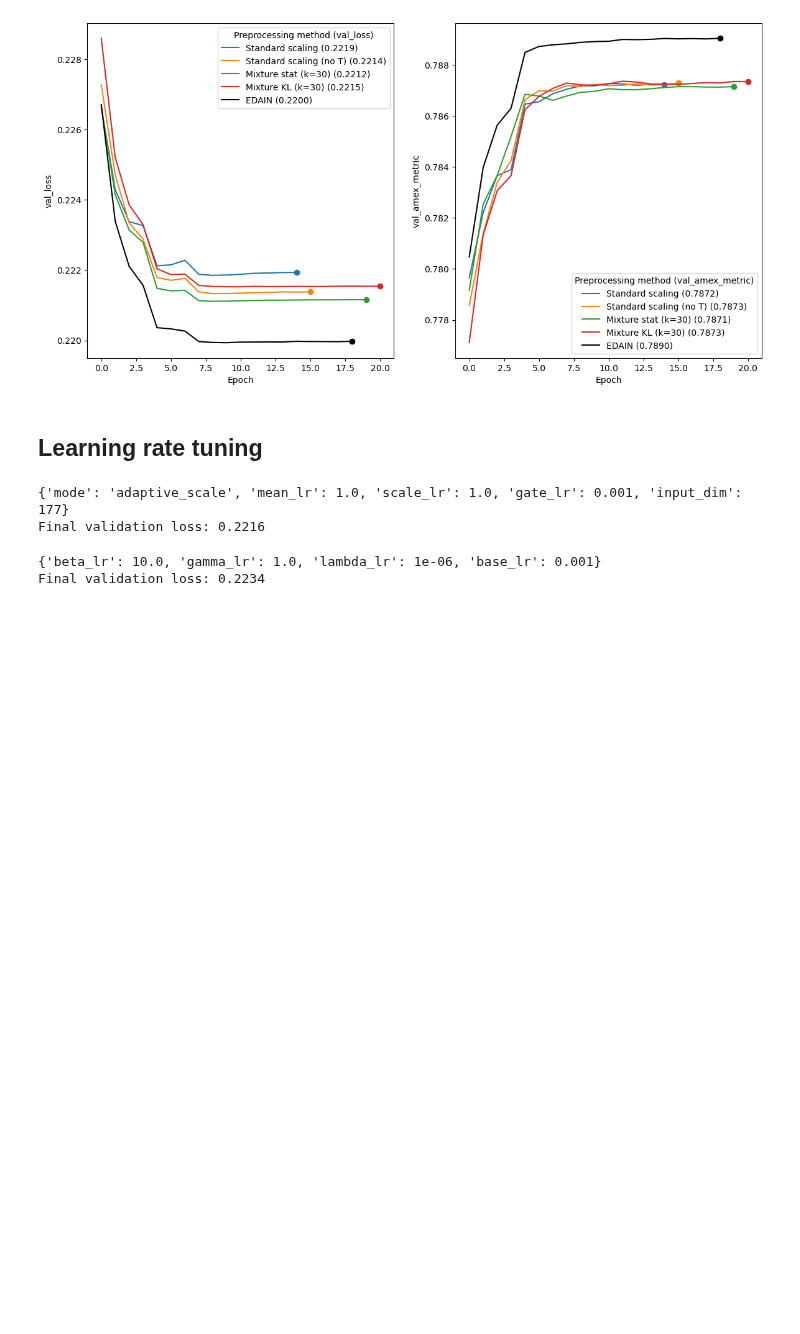
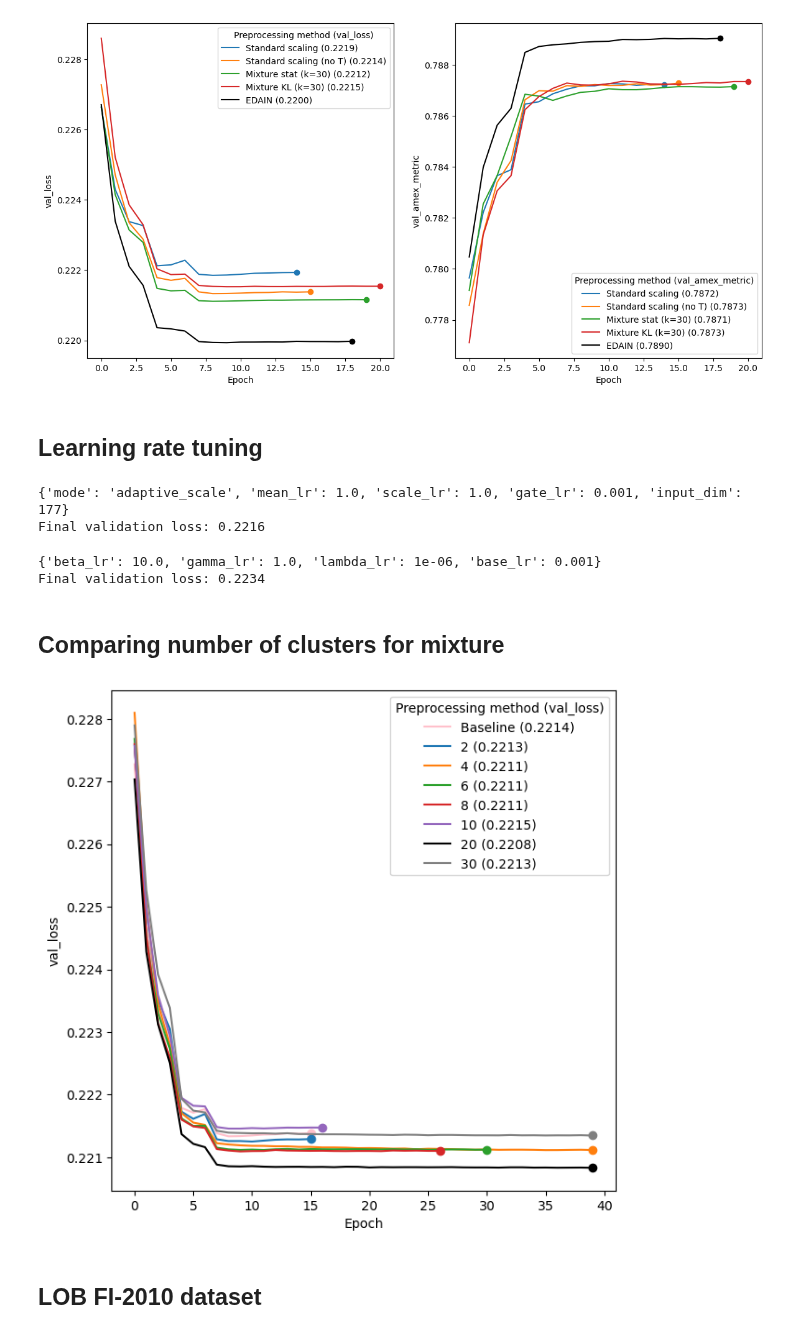
Before and after one commit to marcusGH/edain_paper, a Jupyter notebook: notebooks/experiment-results.ipynb, the cells around one changed output. Drawn from its saved outputs; the diff is of its cells as text; code cells hidden in the pictures; blank space fills up the shorter version.

```diff
--- a/notebooks/experiment-results.ipynb
+++ b/notebooks/experiment-results.ipynb
@@ -39,7 +39,7 @@ axs[2].set_ylim([0.20, 0.23])
 # %%
 def compare_hists(histories, labels, key, ax, cols=None):
     if cols is None:
-        cols = ['tab:blue', 'tab:orange', 'tab:green', 'tab:red', 'black', 'grey']
+        cols = ['pink', 'tab:blue', 'tab:orange', 'tab:green', 'tab:red', 'tab:purple', 'black', 'grey']
     assert len(histories) <= len(cols) and "Not enough colours specified"
 
     for hist, c, l in zip(histories, cols, labels):
@@ -93,3 +93,18 @@ print(f"Final validation loss: {hist['val_loss'][0][-1]:.4f}")
 # %% [output]
 {'beta_lr': 10.0, 'gamma_lr': 1.0, 'lambda_lr': 1e-06, 'base_lr': 0.001}
 Final validation loss: 0.2234
+# %% [markdown]
+## Comparing number of clusters for mixture
+# %%
+num_clusters = [2, 4, 6, 8, 10, 20, 30]
+
+histories = []
+for i in range(len(num_clusters)):
+    histories.append(plotting.load_hist(f"mixture-clustering-tuning-{i}"))
+
+fig, ax = plt.subplots(figsize=(7, 7))
+compare_hists([hist_baseline2] + histories, ["Baseline"] + num_clusters, "val_loss", ax)
+# %% [output]
+[figure, added]
+# %% [markdown]
+## LOB FI-2010 dataset
```
Also changed, not shown: parts of 2 cells of this notebook, 1 other file.
